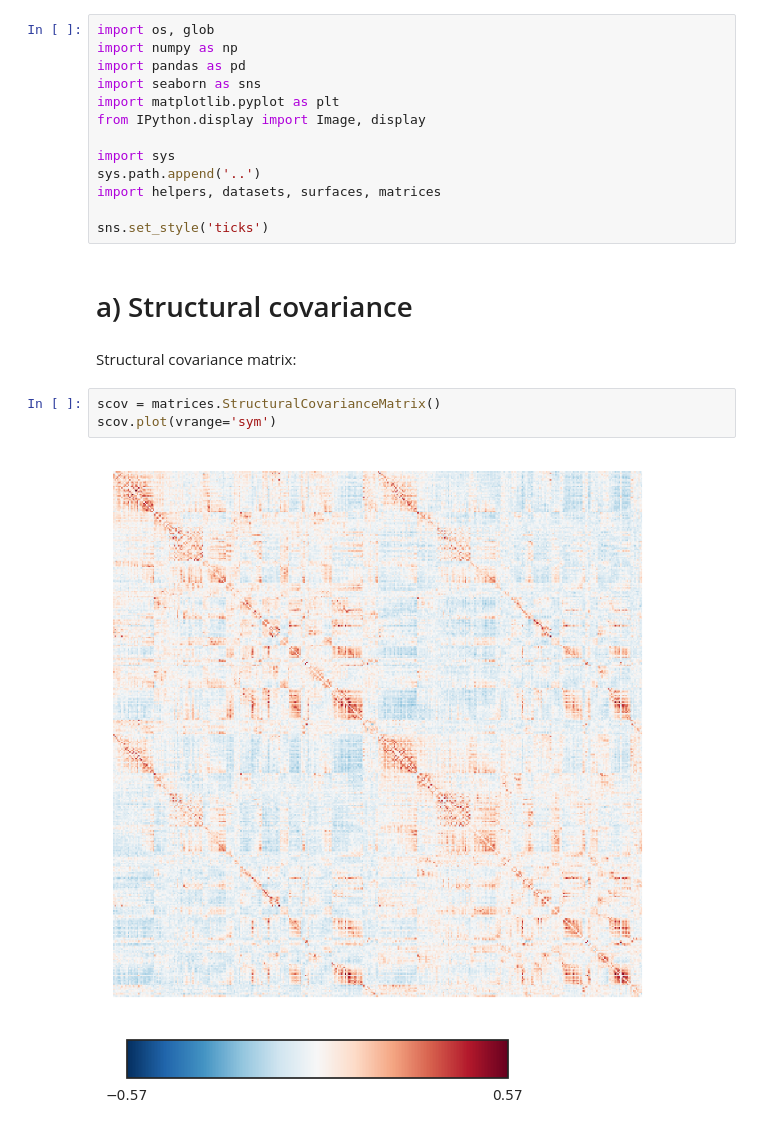
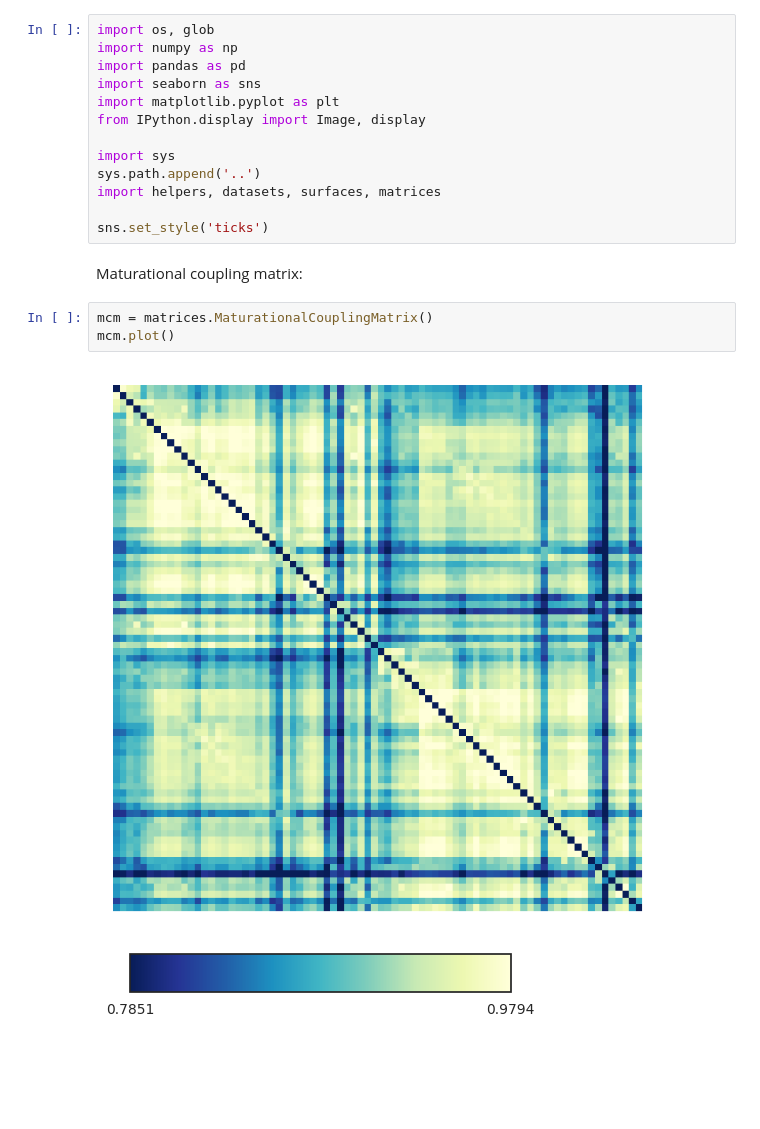
Before and after one commit to amnsbr/laminar_organization, a Jupyter notebook: code/figures/Fig_S17.ipynb, the cells around one changed output. Drawn from its saved outputs; the diff is of its cells as text; blank space fills up the shorter version.

```diff
--- a/code/figures/Fig_S17.ipynb
+++ b/code/figures/Fig_S17.ipynb
@@ -11,14 +11,12 @@ sys.path.append('..')
 import helpers, datasets, surfaces, matrices
 
 sns.set_style('ticks')
-# %% [markdown]
-# a) Structural covariance
-# %% [markdown]
-Structural covariance matrix:
-# %%
-scov = matrices.StructuralCovarianceMatrix()
-scov.plot(vrange='sym')
-# %% [output]
-[figure, removed]
-[figure, removed]
+# %% [markdown]
+Maturational coupling matrix:
+# %%
+mcm = matrices.MaturationalCouplingMatrix()
+mcm.plot()
+# %% [output]
+[figure, added]
+[figure, added]
 # %% [markdown]
```
Also changed, not shown: parts of 22 cells of this notebook, 2 other files.
